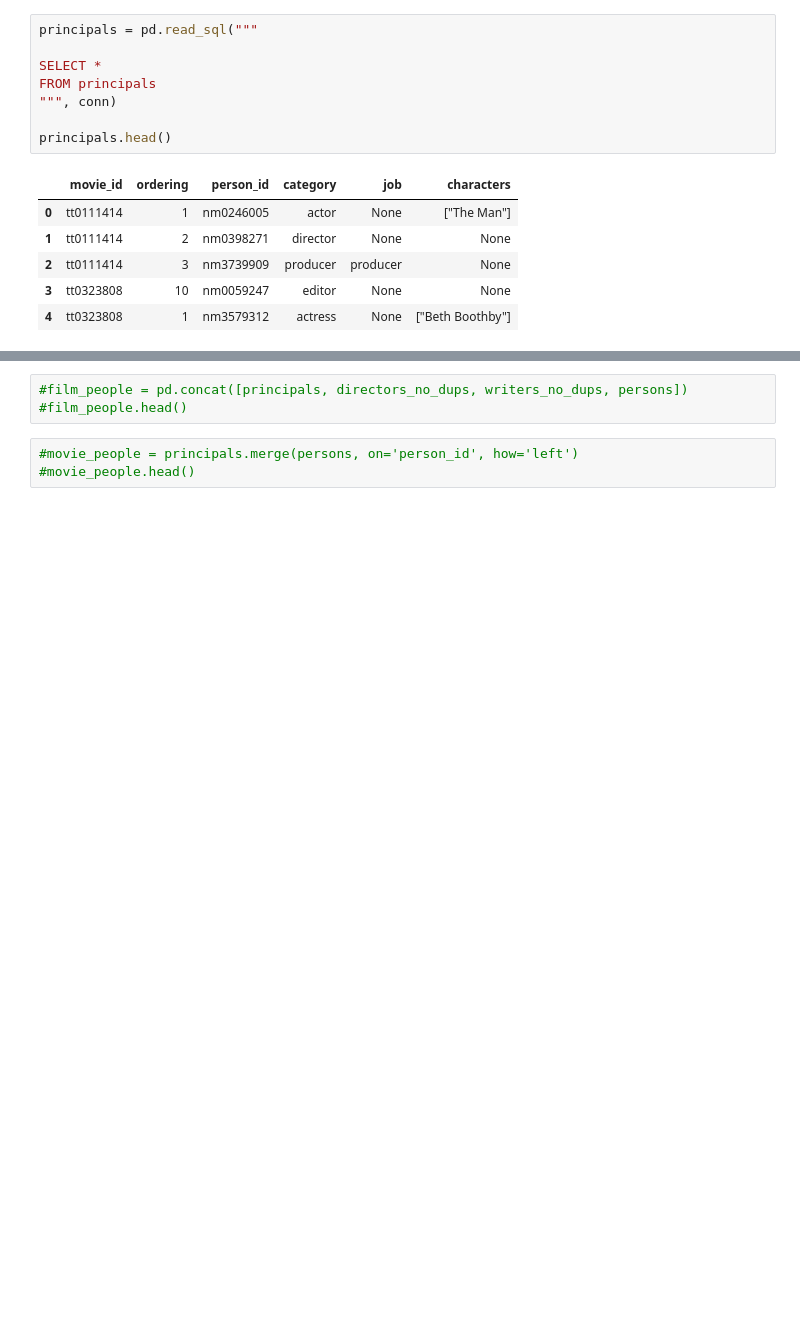
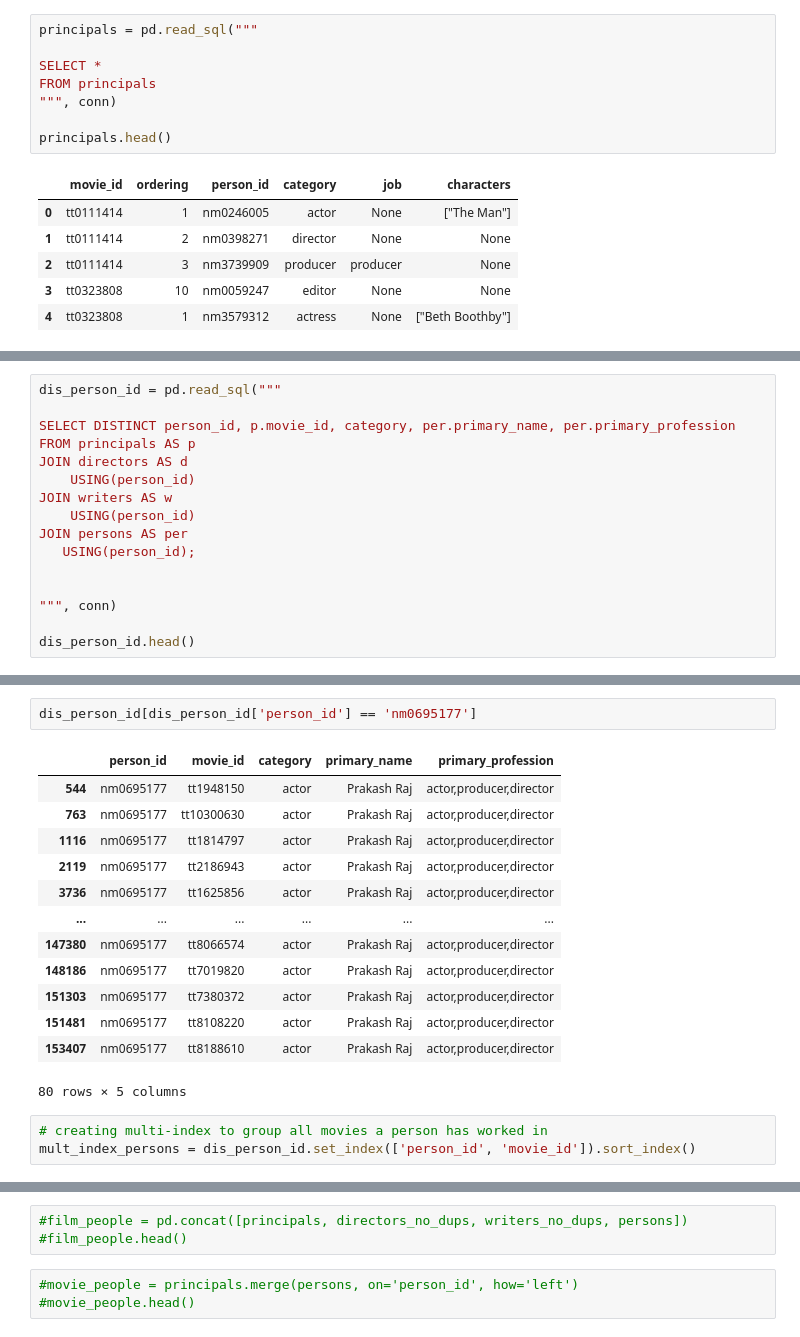
Before and after one commit to ckucewicz/movie_analysis_project, a Jupyter notebook: miscellaneous_notebook.ipynb, the cells around one changed output, grey strips where cells are left out. Drawn from its saved outputs; the diff is of its cells as text; blank space fills up the shorter version.

```diff
--- a/miscellaneous_notebook.ipynb
+++ b/miscellaneous_notebook.ipynb
@@ -451,0 +763,16 @@ writers.value_counts()
+# %%
+dis_person_id = pd.read_sql("""
+
+SELECT DISTINCT person_id, p.movie_id, category, per.primary_name, per.primary_profession
+FROM principals AS p
+JOIN directors AS d
+    USING(person_id)
+JOIN writers AS w
+    USING(person_id)
+JOIN persons AS per
+   USING(person_id);
+
+
+""", conn)
+
+dis_person_id.head()
@@ -451,0 +816,19 @@ writers.value_counts()
+# %%
+dis_person_id[dis_person_id['person_id'] == 'nm0695177']
+# %% [output]
+|  | person_id | movie_id | category | primary_name | primary_profession |
+| 544 | nm0695177 | tt1948150 | actor | Prakash Raj | actor,producer,director |
+| 763 | nm0695177 | tt10300630 | actor | Prakash Raj | actor,producer,director |
+| 1116 | nm0695177 | tt1814797 | actor | Prakash Raj | actor,producer,director |
+| 2119 | nm0695177 | tt2186943 | actor | Prakash Raj | actor,producer,director |
+| 3736 | nm0695177 | tt1625856 | actor | Prakash Raj | actor,producer,director |
+| ... | ... | ... | ... | ... | ... |
+| 147380 | nm0695177 | tt8066574 | actor | Prakash Raj | actor,producer,director |
+| 148186 | nm0695177 | tt7019820 | actor | Prakash Raj | actor,producer,director |
+| 151303 | nm0695177 | tt7380372 | actor | Prakash Raj | actor,producer,director |
+| 151481 | nm0695177 | tt8108220 | actor | Prakash Raj | actor,producer,director |
+| 153407 | nm0695177 | tt8188610 | actor | Prakash Raj | actor,producer,director |
+80 rows × 5 columns
+# %%
+# creating multi-index to group all movies a person has worked in
+mult_index_persons = dis_person_id.set_index(['person_id', 'movie_id']).sort_index()
```
Also changed, not shown: parts of 50 cells of this notebook, 1 other file.
